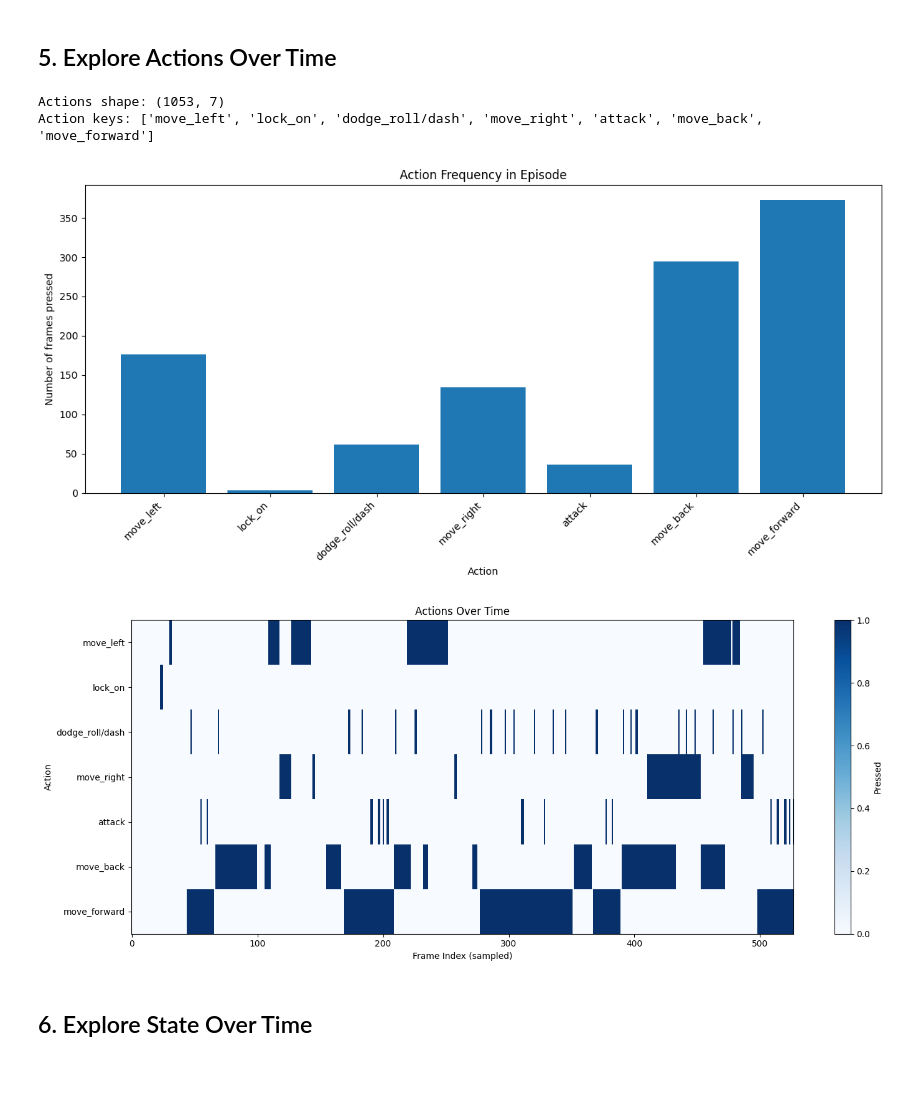
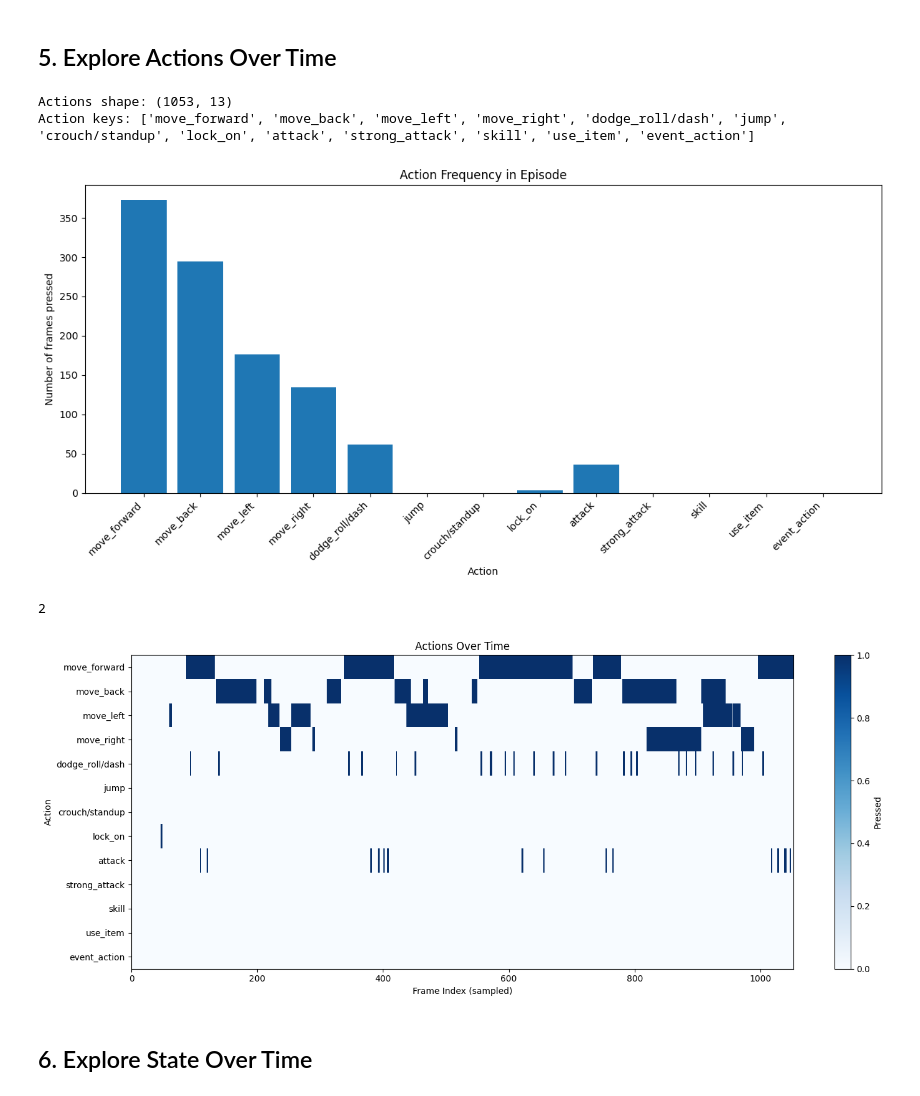
Before and after one commit to dhmnr/ProjectRanni, a Jupyter notebook: gameplay_pipeline/explore_zarr_dataset.ipynb, the cells around one changed output. Cells and saved outputs as stored; diff of their text form; code cells hidden in the pictures.

```diff
--- a/gameplay_pipeline/explore_zarr_dataset.ipynb
+++ b/gameplay_pipeline/explore_zarr_dataset.ipynb
@@ -20,7 +20,7 @@ plt.rcParams['figure.dpi'] = 100
 ## 1. Load Dataset
 # %%
 # Path to your zarr dataset
-dataset_path = Path('../dataset/margit_100_256x144.zarr')  # Adjust this path as needed
+dataset_path = Path('../dataset/margit_100_256x144_v2.zarr')  # Adjust this path as needed
 
 # Open zarr dataset
 zarr_root = zarr.open(str(dataset_path), mode='r')
@@ -176,26 +182,30 @@ plt.xticks(range(len(action_keys)), action_keys, rotation=45, ha='right')
 plt.tight_layout()
 plt.show()
 # %% [output]
-Actions shape: (1053, 7)
-Action keys: ['move_left', 'lock_on', 'dodge_roll/dash', 'move_right', 'attack', 'move_back', 'move_forward']
+Actions shape: (1053, 13)
+Action keys: ['move_forward', 'move_back', 'move_left', 'move_right', 'dodge_roll/dash', 'jump', 'crouch/standup', 'lock_on', 'attack', 'strong_attack', 'skill', 'use_item', 'event_action']
-[figure, old version]
+[figure, new version]
+# %%
+sample_rate
+# %% [output]
+2
 # %%
 # Plot actions over time (heatmap)
 # Sample every N frames for better visualization
 sample_rate = max(1, actions.shape[0] // 500)
-actions_sampled = actions[::sample_rate, :]
+actions_sampled = actions[::1, :]
 
 plt.figure(figsize=(15, 6))
 plt.imshow(actions_sampled.T, aspect='auto', cmap='Blues', interpolation='nearest')
 plt.colorbar(label='Pressed')
 plt.xlabel('Frame Index (sampled)')
 plt.ylabel('Action')
 plt.title('Actions Over Time')
 plt.yticks(range(len(action_keys)), action_keys)
 plt.tight_layout()
 plt.show()
 # %% [output]
-[figure, old version]
+[figure, new version]
 # %% [markdown]
 ## 6. Explore State Over Time
 # %%
```
Also changed, not shown: parts of 7 cells of this notebook, 4 other files.
